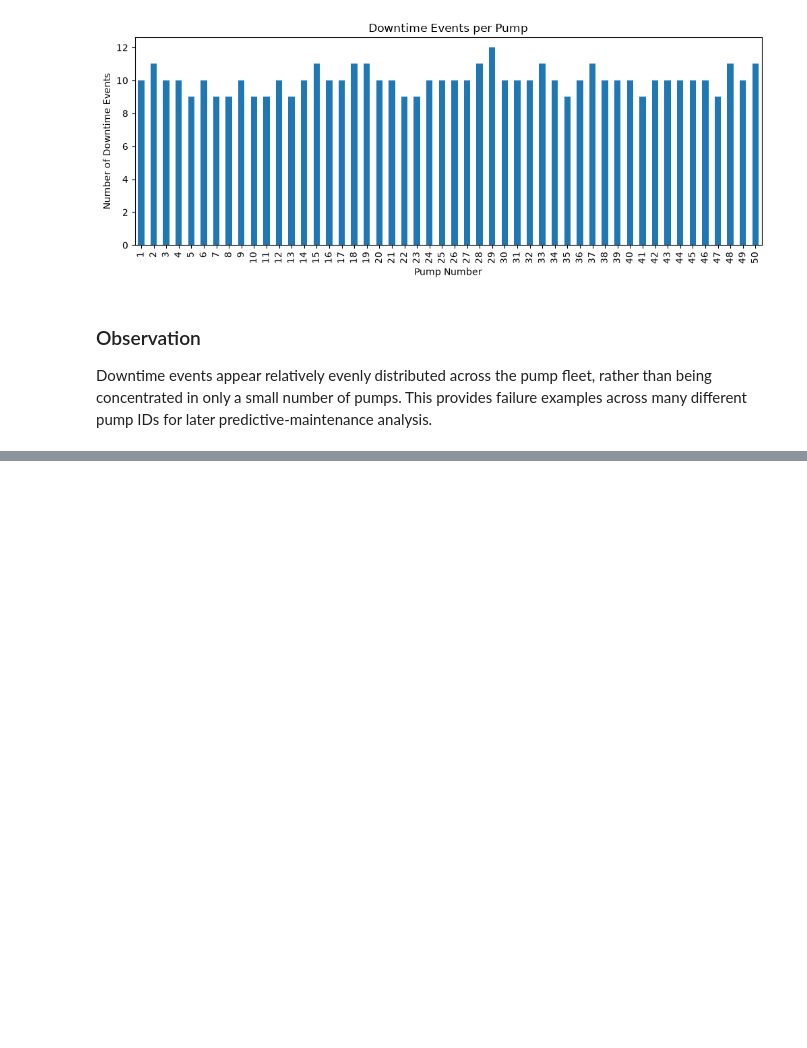
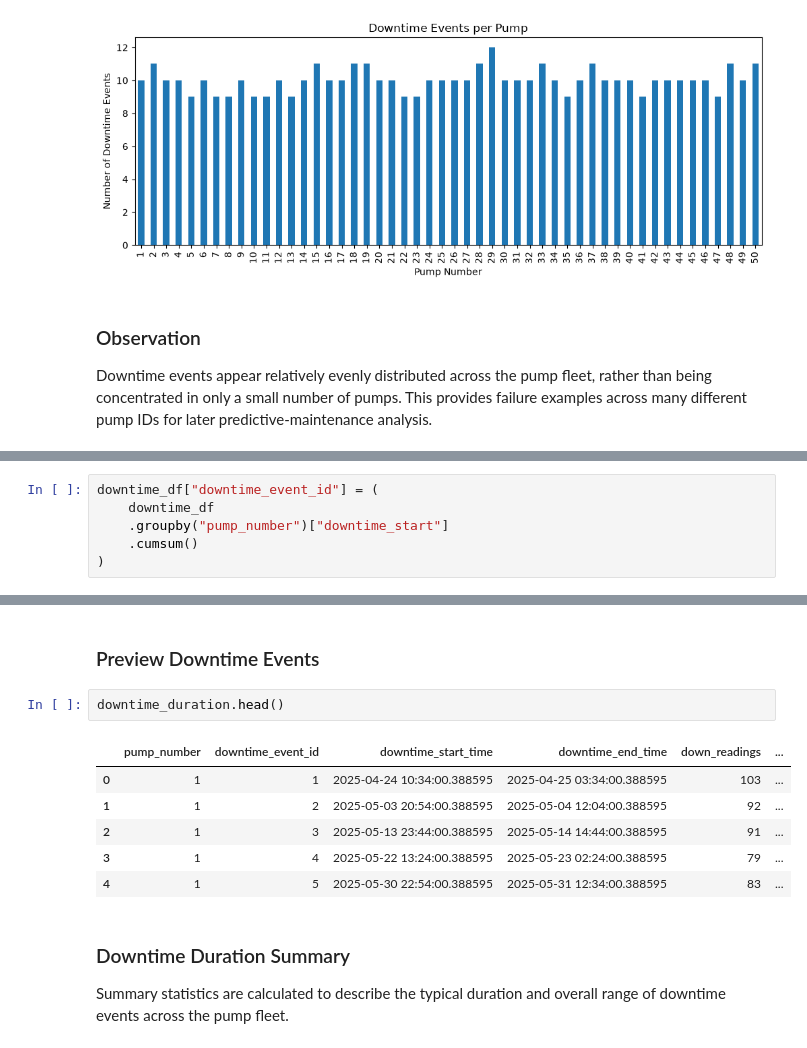
Before and after one commit to MohnishMehta/Break-Through-Tech-ML-Pipeline, a Jupyter notebook: notebooks/01_data_exploration.ipynb, the cells around one changed output, grey strips where cells are left out. Drawn from its saved outputs; the diff is of its cells as text; blank space fills up the shorter version.

```diff
--- a/notebooks/01_data_exploration.ipynb
+++ b/notebooks/01_data_exploration.ipynb
@@ -253,0 +264,6 @@ Downtime events appear relatively evenly distributed across the pump fleet, rath
+# %%
+downtime_df["downtime_event_id"] = (
+    downtime_df
+    .groupby("pump_number")["downtime_start"]
+    .cumsum()
+)
@@ -253,0 +310,15 @@ Downtime events appear relatively evenly distributed across the pump fleet, rath
+# %% [markdown]
+### Preview Downtime Events
+# %%
+downtime_duration.head()
+# %% [output]
+|  | pump_number | downtime_event_id | downtime_start_time | downtime_end_time | down_readings | ... |
+| 0 | 1 | 1 | 2025-04-24 10:34:00.388595 | 2025-04-25 03:34:00.388595 | 103 | ... |
+| 1 | 1 | 2 | 2025-05-03 20:54:00.388595 | 2025-05-04 12:04:00.388595 | 92 | ... |
+| 2 | 1 | 3 | 2025-05-13 23:44:00.388595 | 2025-05-14 14:44:00.388595 | 91 | ... |
+| 3 | 1 | 4 | 2025-05-22 13:24:00.388595 | 2025-05-23 02:24:00.388595 | 79 | ... |
+| 4 | 1 | 5 | 2025-05-30 22:54:00.388595 | 2025-05-31 12:34:00.388595 | 83 | ... |
+# %% [markdown]
+### Downtime Duration Summary
+
+Summary statistics are calculated to describe the typical duration and overall range of downtime events across the pump fleet.
```
Also changed, not shown: parts of 14 cells of this notebook.
